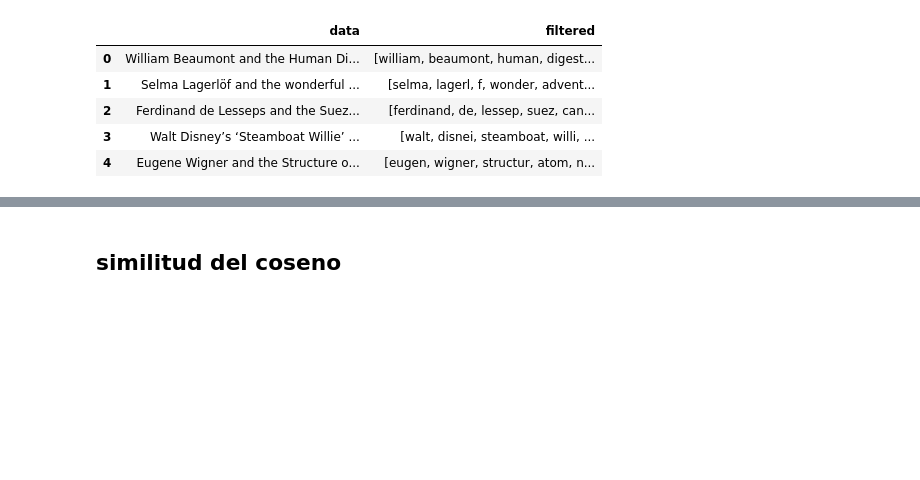
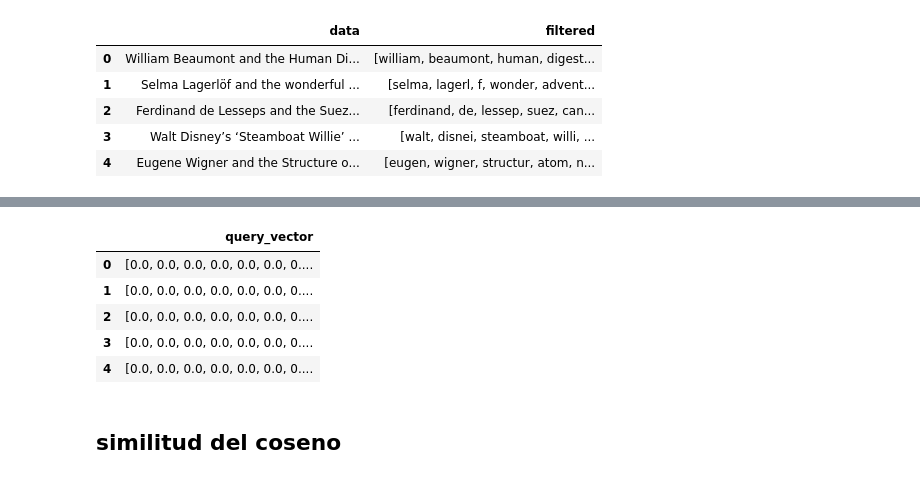
Before and after one commit to ndiaz9/NLP, a Jupyter notebook: RRDV.ipynb, the cells around one changed output, grey strips where cells are left out. Saved outputs shown, nothing was run; the diff lists cells and outputs as text; code cells hidden in the pictures; blank space fills up the shorter version.

```diff
--- a/RRDV.ipynb
+++ b/RRDV.ipynb
@@ -167,3 +203,15 @@ tfidf = get_tfidf(doc_term)
+# %%
+# Step 3: get word-index, doc-term, and the tfidf index
+doc_term_queries = get_doc_term(queries, words_index)
+quer_proc = get_tfidf(doc_term_queries, 'query_vector')
+quer_proc.head()
+# %% [output]
+|  | query_vector |
+| 0 | [0.0, 0.0, 0.0, 0.0, 0.0, 0.0, 0.... |
+| 1 | [0.0, 0.0, 0.0, 0.0, 0.0, 0.0, 0.... |
+| 2 | [0.0, 0.0, 0.0, 0.0, 0.0, 0.0, 0.... |
+| 3 | [0.0, 0.0, 0.0, 0.0, 0.0, 0.0, 0.... |
+| 4 | [0.0, 0.0, 0.0, 0.0, 0.0, 0.0, 0.... |
 # %% [markdown]
 ## similitud del coseno
 # %%
```
Also changed, not shown: parts of 17 cells of this notebook.
